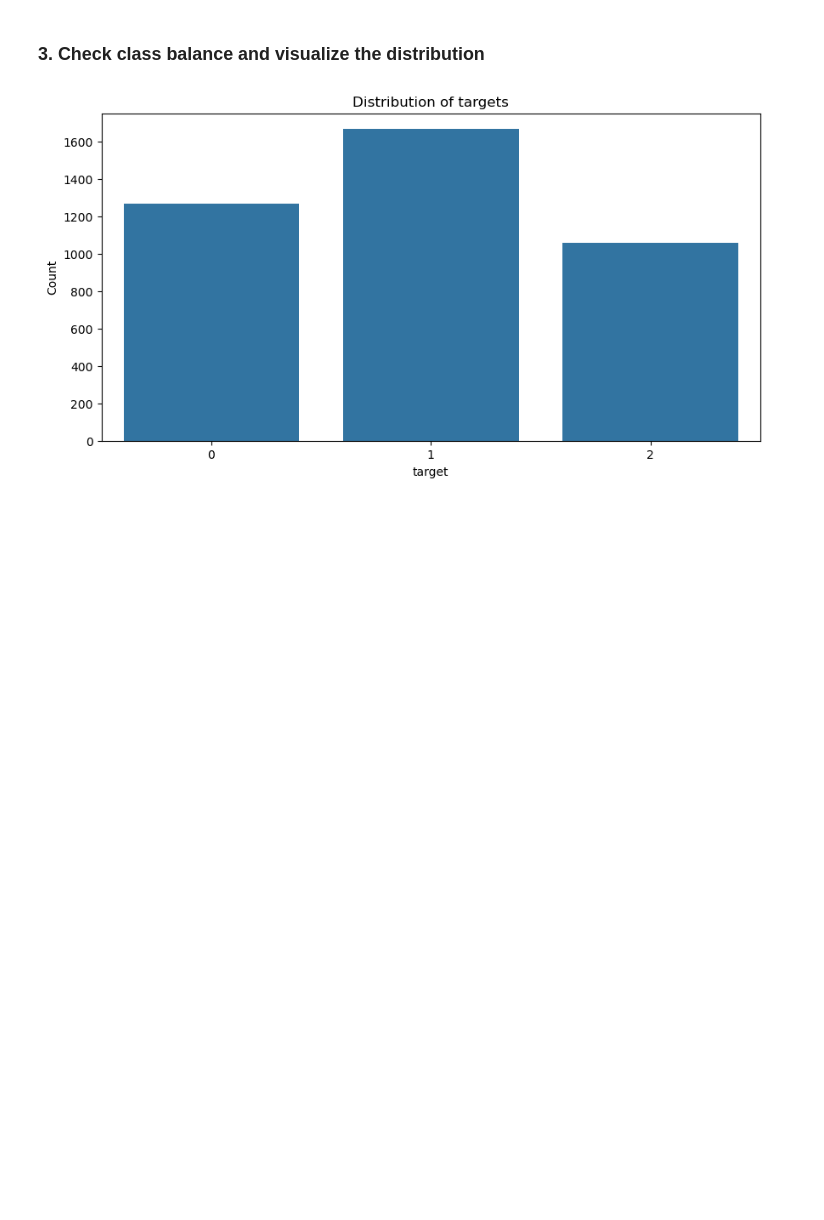
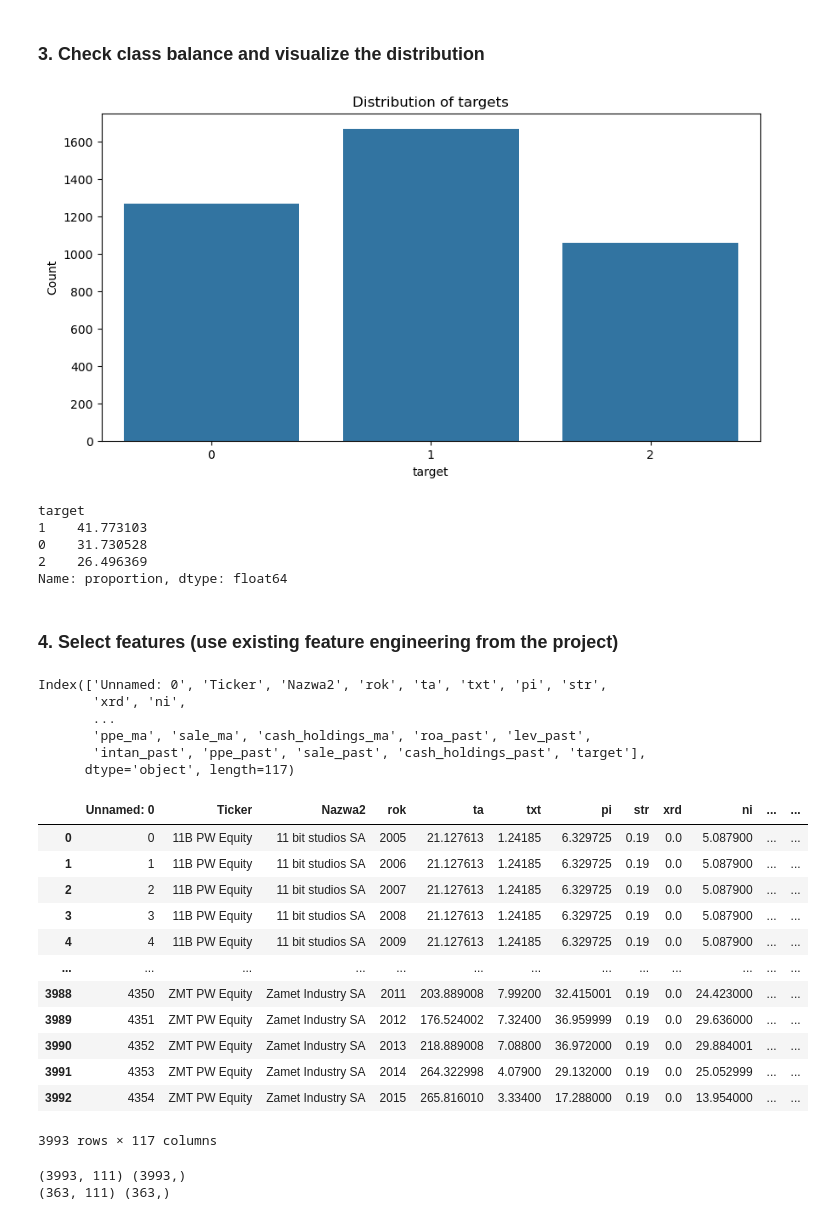
Before and after one commit to s-taha0609/hw, a Jupyter notebook: notebooks/Classification_Task.ipynb, the cells around one changed output. Saved outputs shown, nothing was run; the diff lists cells and outputs as text; code cells hidden in the pictures; blank space fills up the shorter version.

```diff
--- a/notebooks/Classification_Task.ipynb
+++ b/notebooks/Classification_Task.ipynb
@@ -82,2 +86,35 @@ plt.show(ax)
 # %% [output]
 [figure]
+# %%
+print(train_fe['target'].value_counts(normalize=True) * 100)
+# %% [output]
+target
+1    41.773103
+0    31.730528
+2    26.496369
+Name: proportion, dtype: float64
+# %% [markdown]
+### 4. Select features (use existing feature engineering from the project)
+# %%
+print(train_fe.columns)
+train_fe
+# %% [output]
+Index(['Unnamed: 0', 'Ticker', 'Nazwa2', 'rok', 'ta', 'txt', 'pi', 'str',
+       'xrd', 'ni',
+       ...
+       'ppe_ma', 'sale_ma', 'cash_holdings_ma', 'roa_past', 'lev_past',
+       'intan_past', 'ppe_past', 'sale_past', 'cash_holdings_past', 'target'],
+      dtype='object', length=117)
+|  | Unnamed: 0 | Ticker | Nazwa2 | rok | ta | txt | pi | str | xrd | ni | ... | ... |
+| 0 | 0 | 11B PW Equity | 11 bit studios SA | 2005 | 21.127613 | 1.24185 | 6.329725 | 0.19 | 0.0 | 5.087900 | ... | ... |
+| 1 | 1 | 11B PW Equity | 11 bit studios SA | 2006 | 21.127613 | 1.24185 | 6.329725 | 0.19 | 0.0 | 5.087900 | ... | ... |
+| 2 | 2 | 11B PW Equity | 11 bit studios SA | 2007 | 21.127613 | 1.24185 | 6.329725 | 0.19 | 0.0 | 5.087900 | ... | ... |
+| 3 | 3 | 11B PW Equity | 11 bit studios SA | 2008 | 21.127613 | 1.24185 | 6.329725 | 0.19 | 0.0 | 5.087900 | ... | ... |
+| 4 | 4 | 11B PW Equity | 11 bit studios SA | 2009 | 21.127613 | 1.24185 | 6.329725 | 0.19 | 0.0 | 5.087900 | ... | ... |
+| ... | ... | ... | ... | ... | ... | ... | ... | ... | ... | ... | ... | ... |
+| 3988 | 4350 | ZMT PW Equity | Zamet Industry SA | 2011 | 203.889008 | 7.99200 | 32.415001 | 0.19 | 0.0 | 24.423000 | ... | ... |
+| 3989 | 4351 | ZMT PW Equity | Zamet Industry SA | 2012 | 176.524002 | 7.32400 | 36.959999 | 0.19 | 0.0 | 29.636000 | ... | ... |
+| 3990 | 4352 | ZMT PW Equity | Zamet Industry SA | 2013 | 218.889008 | 7.08800 | 36.972000 | 0.19 | 0.0 | 29.884001 | ... | ... |
+| 3991 | 4353 | ZMT PW Equity | Zamet Industry SA | 2014 | 264.322998 | 4.07900 | 29.132000 | 0.19 | 0.0 | 25.052999 | ... | ... |
+| 3992 | 4354 | ZMT PW Equity | Zamet Industry SA | 2015 | 265.816010 | 3.33400 | 17.288000 | 0.19 | 0.0 | 13.954000 | ... | ... |
+3993 rows × 117 columns
@@ -83,0 +134,12 @@ plt.show(ax)
+# %%
+train_fe = sort_df(train_fe)
+test_fe = sort_df(test_fe)
+
+X_train, y_train = select_features(train_fe)
+X_test, y_test = select_features(test_fe)
+
+print(X_train.shape, y_train.shape)
+print(X_test.shape, y_test.shape)
+# %% [output]
+(3993, 111) (3993,)
+(363, 111) (363,)
```
Also changed, not shown: parts of 4 cells of this notebook, 1 other file.
